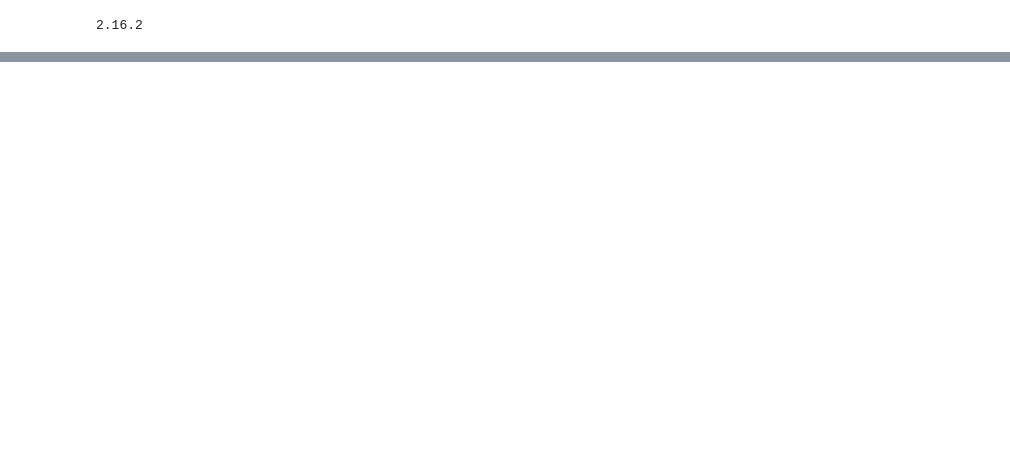
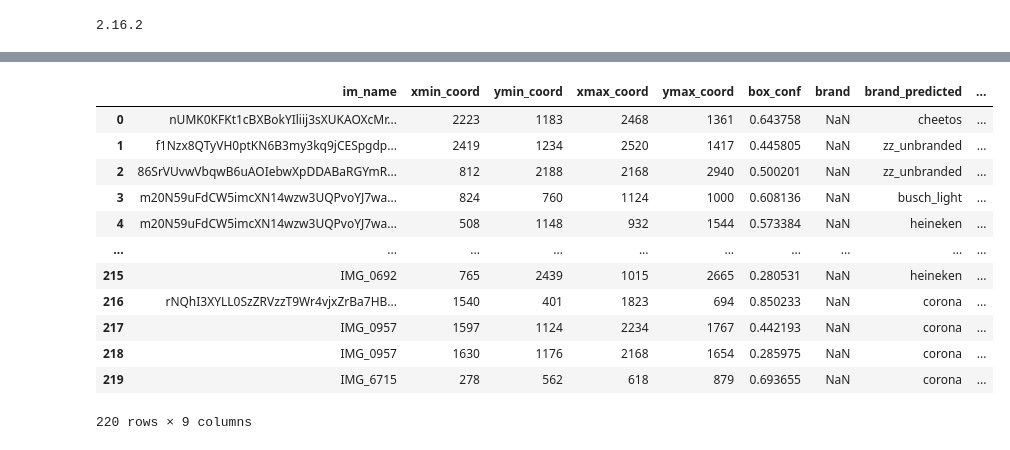
Before and after one commit to thriftypenguin/litter-imagery-brand-recognition, a Jupyter notebook: YOLO_EffNet/evaluate_the_model.ipynb, the cells around one changed output, grey strips where cells are left out. Cells and saved outputs as stored; diff of their text form; code cells hidden in the pictures; blank space fills up the shorter version.

```diff
--- a/YOLO_EffNet/evaluate_the_model.ipynb
+++ b/YOLO_EffNet/evaluate_the_model.ipynb
@@ -184,0 +190,17 @@ test_labels_df.head(3)
+# %%
+boxes_df_read = pd.read_csv('EffNet_boxes.csv', sep='\t')
+boxes_df_read
+# %% [output]
+|  | im_name | xmin_coord | ymin_coord | xmax_coord | ymax_coord | box_conf | brand | brand_predicted | ... |
+| 0 | nUMK0KFKt1cBXBokYIliij3sXUKAOXcMr... | 2223 | 1183 | 2468 | 1361 | 0.643758 | NaN | cheetos | ... |
+| 1 | f1Nzx8QTyVH0ptKN6B3my3kq9jCESpgdp... | 2419 | 1234 | 2520 | 1417 | 0.445805 | NaN | zz_unbranded | ... |
+| 2 | 86SrVUvwVbqwB6uAOIebwXpDDABaRGYmR... | 812 | 2188 | 2168 | 2940 | 0.500201 | NaN | zz_unbranded | ... |
+| 3 | m20N59uFdCW5imcXN14wzw3UQPvoYJ7wa... | 824 | 760 | 1124 | 1000 | 0.608136 | NaN | busch_light | ... |
+| 4 | m20N59uFdCW5imcXN14wzw3UQPvoYJ7wa... | 508 | 1148 | 932 | 1544 | 0.573384 | NaN | heineken | ... |
+| ... | ... | ... | ... | ... | ... | ... | ... | ... | ... |
+| 215 | IMG_0692 | 765 | 2439 | 1015 | 2665 | 0.280531 | NaN | heineken | ... |
+| 216 | rNQhI3XYLL0SzZRVzzT9Wr4vjxZrBa7HB... | 1540 | 401 | 1823 | 694 | 0.850233 | NaN | corona | ... |
+| 217 | IMG_0957 | 1597 | 1124 | 2234 | 1767 | 0.442193 | NaN | corona | ... |
+| 218 | IMG_0957 | 1630 | 1176 | 2168 | 1654 | 0.285975 | NaN | corona | ... |
+| 219 | IMG_6715 | 278 | 562 | 618 | 879 | 0.693655 | NaN | corona | ... |
+220 rows × 9 columns
```
Also changed, not shown: parts of 8 cells of this notebook, 1 other file.
